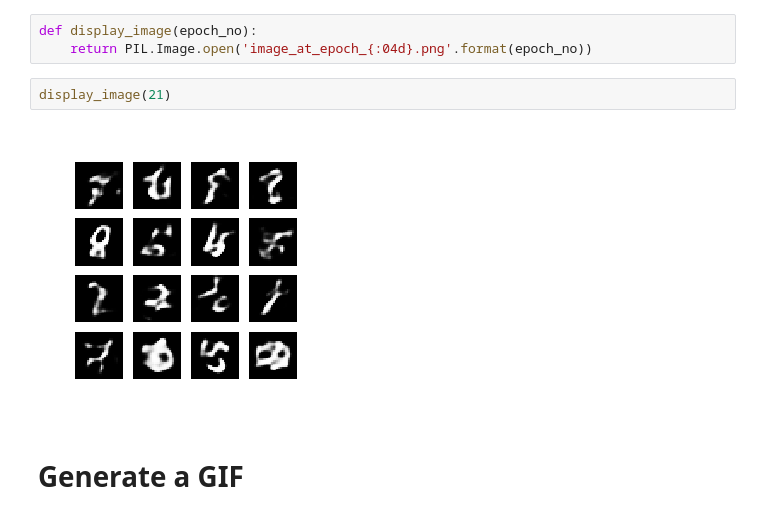
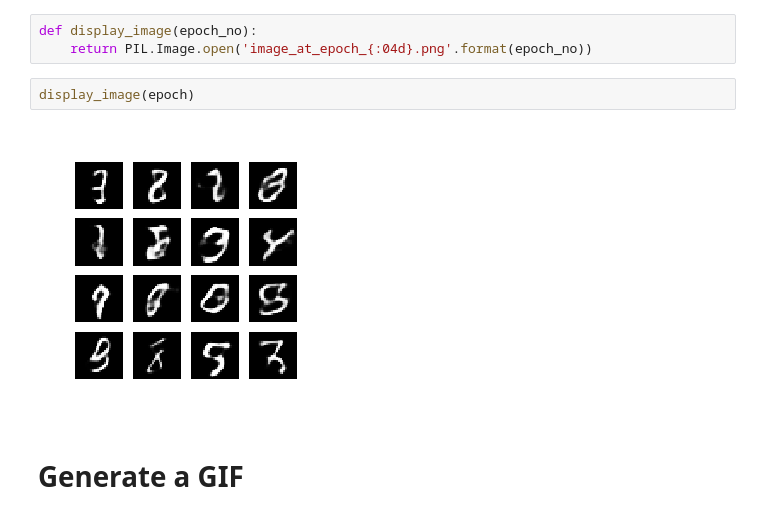
Before and after one commit to chienhsiang/tensorflow, a Jupyter notebook: CVAE.ipynb, the cells around one changed output. Cells and saved outputs as stored; diff of their text form.

```diff
--- a/CVAE.ipynb
+++ b/CVAE.ipynb
@@ -175,9 +172,9 @@ Epoch: 100, Test set ELBO: -7837.3003515625, time elapse for current epoch: 50.9
 def display_image(epoch_no):
     return PIL.Image.open('image_at_epoch_{:04d}.png'.format(epoch_no))
 # %%
-display_image(21)
+display_image(epoch)
 # %% [output]
-[figure, old version]
+[figure, new version]
 # %% [markdown]
 # Generate a GIF
 # %%
```
Also changed, not shown: parts of 3 cells of this notebook.
